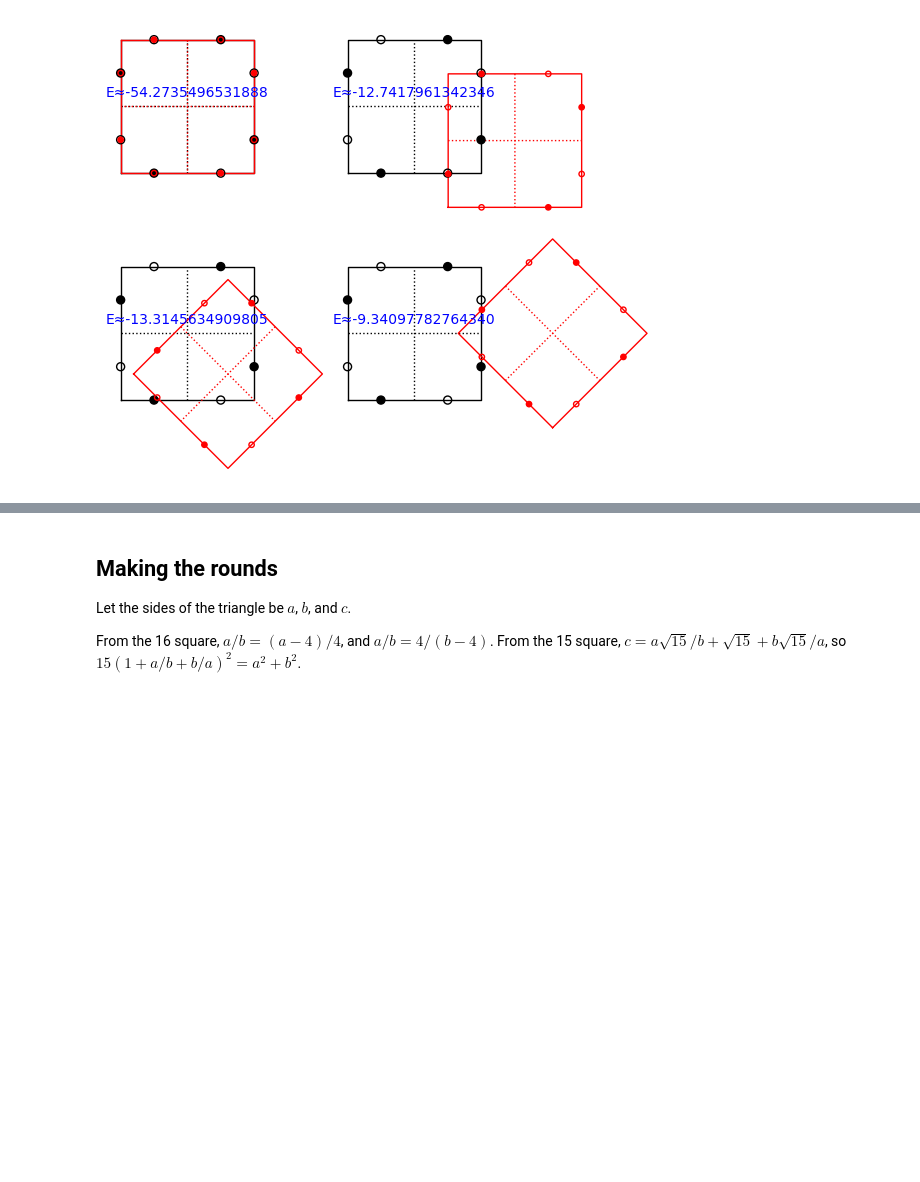
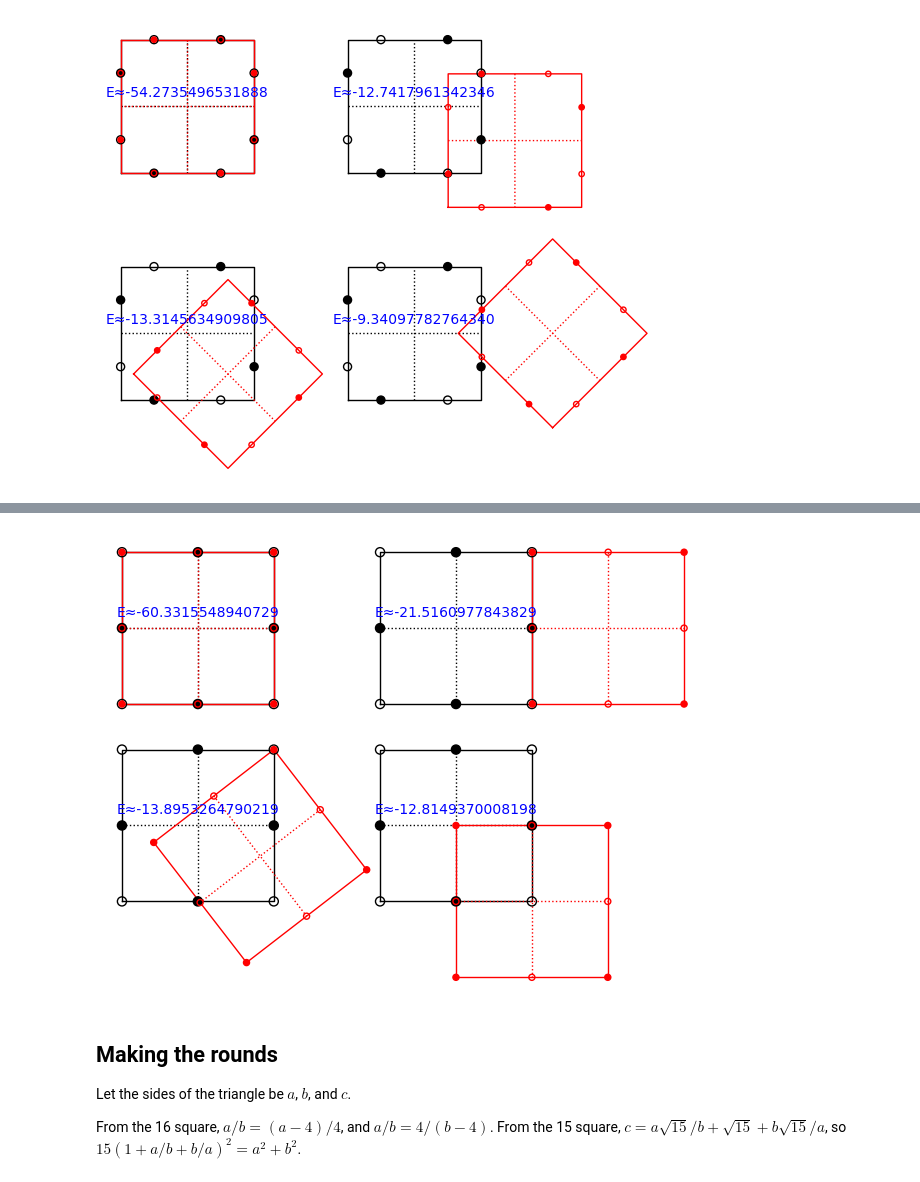
Before and after one commit to qpliu/sunday-puzzle, a Jupyter notebook: riddler/2024/20241115.ipynb, the cells around one changed output, grey strips where cells are left out. Cells and saved outputs as stored; diff of their text form; code cells hidden in the pictures; blank space fills up the shorter version.

```diff
--- a/riddler/2024/20241115.ipynb
+++ b/riddler/2024/20241115.ipynb
@@ -286,3 +347,14 @@ p
+# %%
+p = pic3(0,0,0,0)
+(x,y,theta) = minimize_constrained(Ec1,[(-0.2,0.2),(-0.2,0.2),(pi/4-0.2,pi/4+0.2)],[0,0,pi/4])
+p += pic3(x,y,theta,0,xoff=0,yoff=-1.3)
+(x,y,theta) = minimize_constrained(Ec1,[(-0.2,0.2),(-0.2,0.2),(pi/2-0.2,pi/2+0.2)],[0,0,pi/2])
+p += pic3(x,y,theta,0,xoff=1.7,yoff=0)
+(x,y,theta) = minimize_constrained(Ec2,[(-0.2,0.2),(-0.2,0.2),(1.4,1.8)],[0,0,1.6])
+p += pic3(x,y,theta,1,xoff=1.7,yoff=-1.3)
+p
+# %% [output]
+[figure, added]
 # %% [markdown]
 Making the rounds
 -----------------
```
Also changed, not shown: parts of 4 cells of this notebook.
